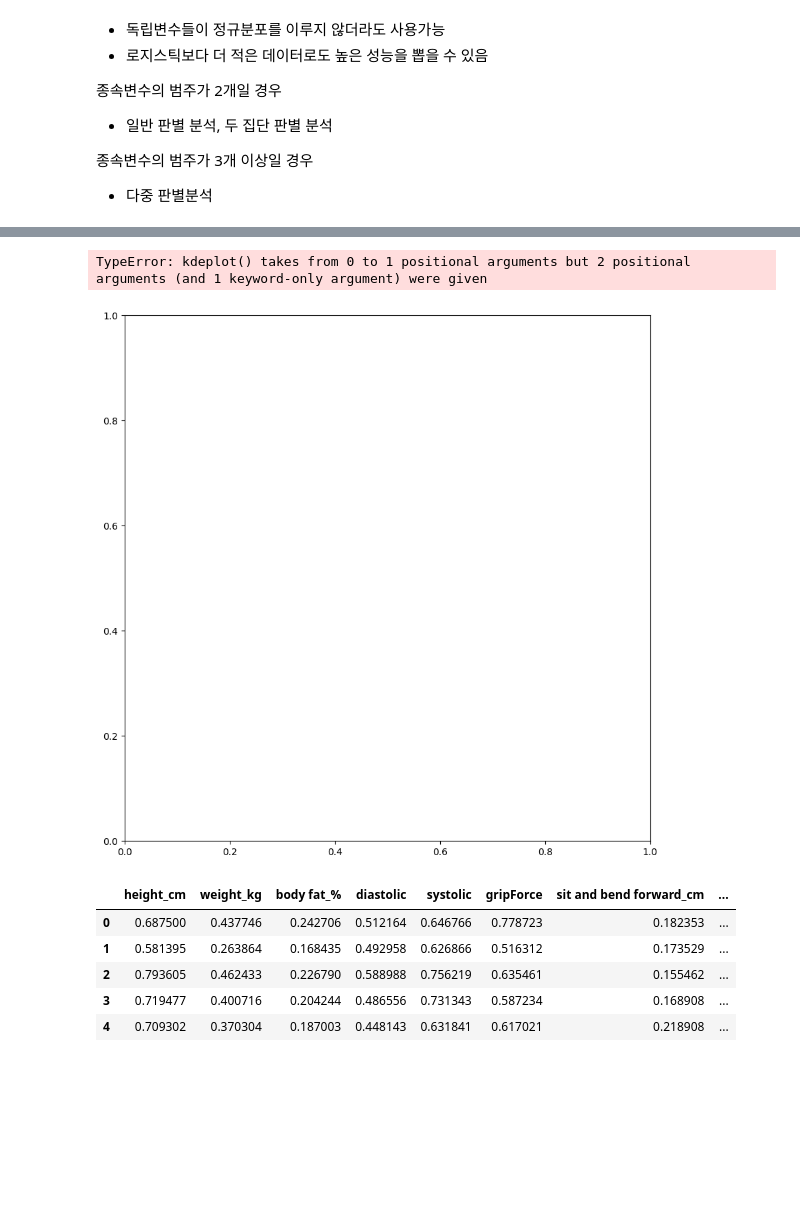
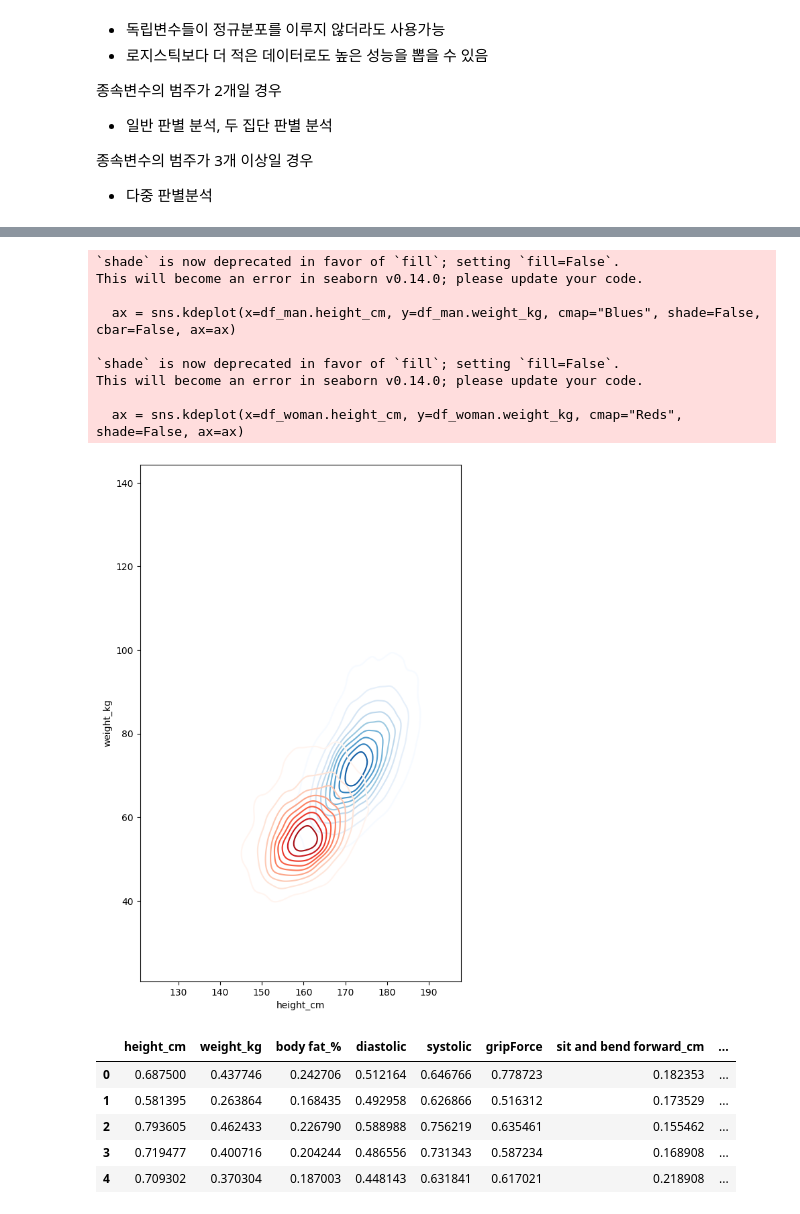
Before and after one commit to JeongDell/Things-that-Data-Analysis-Must-Know, a Jupyter notebook: CH-13/ML.ipynb, the cells around one changed output, grey strips where cells are left out. Saved outputs shown, nothing was run; the diff lists cells and outputs as text; code cells hidden in the pictures; blank space fills up the shorter version.

```diff
--- a/CH-13/ML.ipynb
+++ b/CH-13/ML.ipynb
@@ -84,25 +103,33 @@ df = pd.read_csv("bodyPerformance.csv")
 # %%
 # 성별 분포 시각화 (키X몸무게)
 
 # 성별 구분 데이터셋 생성
+# .loc: 특정 column 선택
 df_man = df.loc[df['gender'] == 'M']
 df_woman = df.loc[df['gender'] == 'F']
 
 # 그래프 설정
 f, ax = plt.subplots(figsize=(10, 10))
+# x축, y축 1:1 비율로 설정
 ax.set_aspect("equal")
 
 # 가로길이, 세로길이 변수 축 설정
-ax = sns.kdeplot(df_man.height_cm, df_man.weight_kg, cmap="Blues",
-                 shade=False, shade_lowest=False, cbar=False)
-ax = sns.kdeplot(df_woman.height_cm, df_woman.weight_kg, cmap="Reds",
-                 shade=False, shade_lowest=False)
+# kdeplot은 명시적으로 x,y 지정해주기
+ax = sns.kdeplot(x=df_man.height_cm, y=df_man.weight_kg, cmap="Blues", shade='fill', cbar=False, ax=ax)
+ax = sns.kdeplot(x=df_woman.height_cm, y=df_woman.weight_kg, cmap="Reds", shade=False, ax=ax)
 
-red = sns.color_palette("Reds")[-2]
-blue = sns.color_palette("Blues")[-2]
+plt.show()
 # %% [output]
-TypeError: kdeplot() takes from 0 to 1 positional arguments but 2 positional arguments (and 1 keyword-only argument) were given
+`shade` is now deprecated in favor of `fill`; setting `fill=False`.
+This will become an error in seaborn v0.14.0; please update your code.
+
+  ax = sns.kdeplot(x=df_man.height_cm, y=df_man.weight_kg, cmap="Blues", shade=False, cbar=False, ax=ax)
+
+`shade` is now deprecated in favor of `fill`; setting `fill=False`.
+This will become an error in seaborn v0.14.0; please update your code.
+
+  ax = sns.kdeplot(x=df_woman.height_cm, y=df_woman.weight_kg, cmap="Reds", shade=False, ax=ax)
-[figure, old version]
+[figure, new version]
 # %%
 # 독립변수 정규화
 
```
Also changed, not shown: parts of 2 cells of this notebook.
